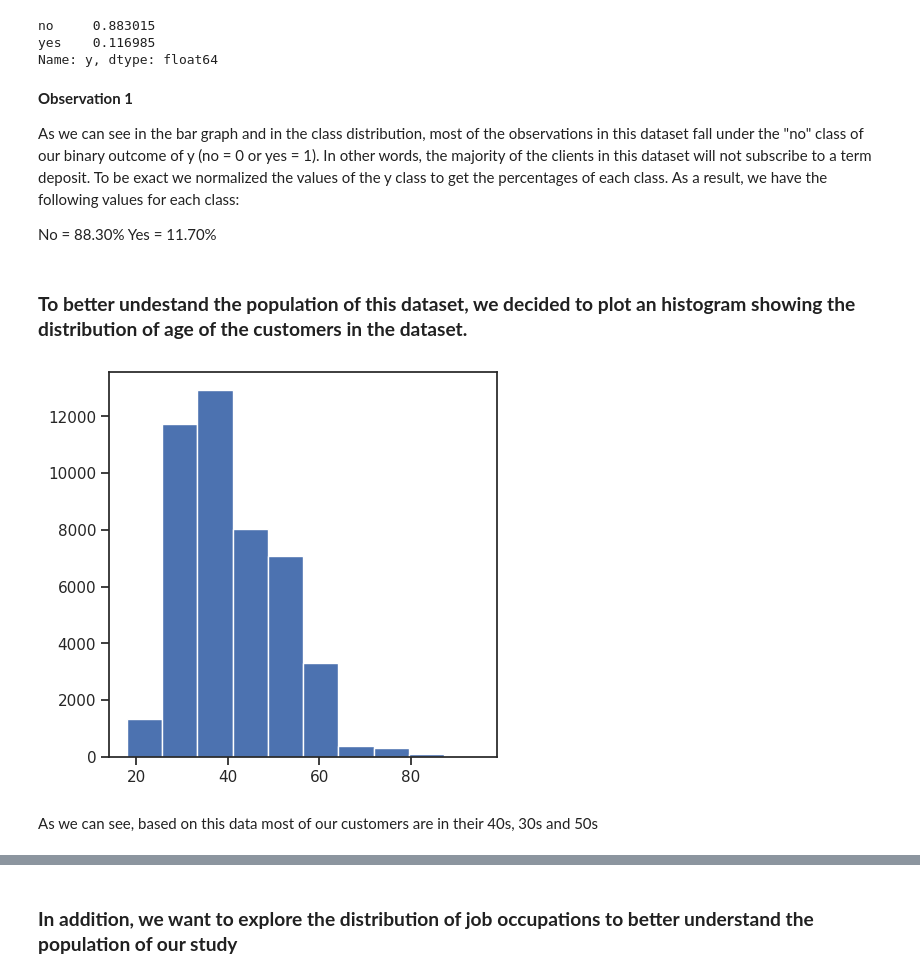
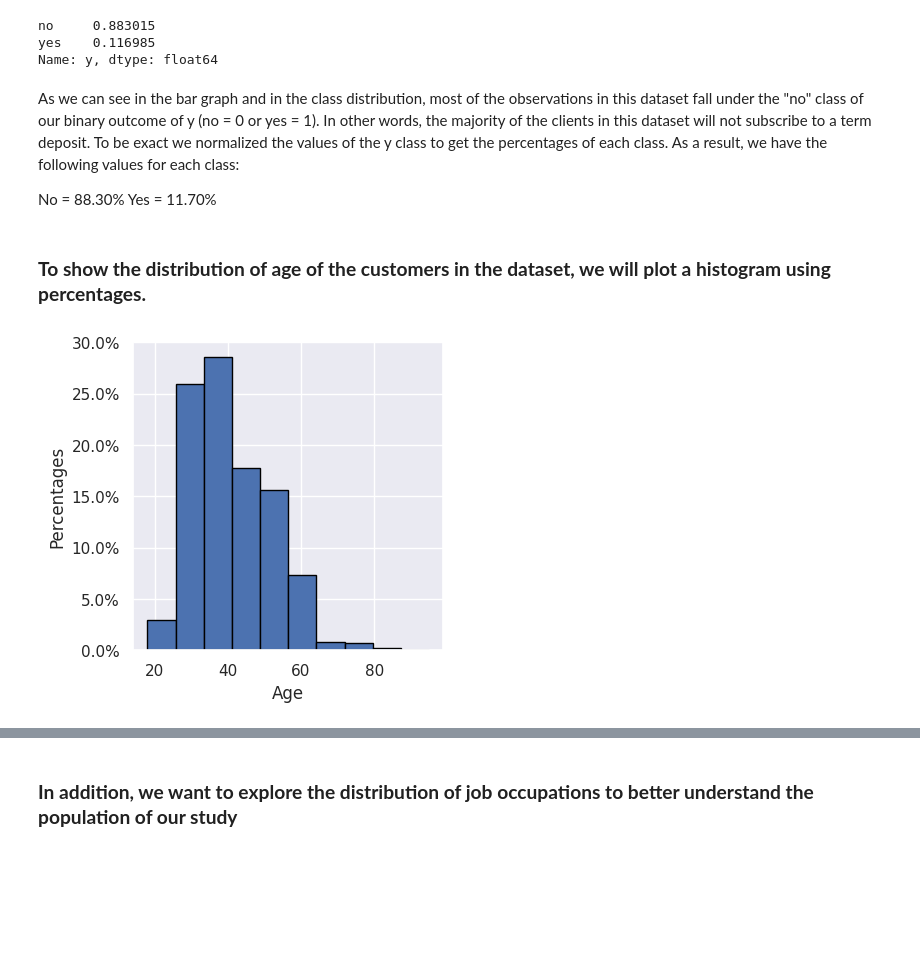
Before and after one commit to andyreych/BusinessIntelligence, a Jupyter notebook: Updated_copy_of_Exploratory_Analysis_Banking_Dataset.ipynb, the cells around one changed output, grey strips where cells are left out. Saved outputs shown, nothing was run; the diff lists cells and outputs as text; code cells hidden in the pictures; blank space fills up the shorter version.

```diff
--- a/Updated_copy_of_Exploratory_Analysis_Banking_Dataset.ipynb
+++ b/Updated_copy_of_Exploratory_Analysis_Banking_Dataset.ipynb
@@ -176,18 +183,21 @@ no     0.883015
 yes    0.116985
 Name: y, dtype: float64
 # %% [markdown]
-**Observation 1**
-
 As we can see in the bar graph and in the class distribution, most of the observations in this dataset fall under the "no" class of our binary outcome of y (no = 0 or  yes = 1). In other words, the majority of the clients in this dataset will not subscribe to a term deposit. To be exact we normalized the values of the y class to get the percentages of each class. As a result, we have the following values for each class:
 
 No = 88.30%
 Yes = 11.70%
 # %% [markdown]
-### **To better undestand the population of this dataset, we decided to plot an histogram showing the distribution of age of the customers in the dataset.**
+### **To show the distribution of age of the customers in the dataset, we will plot a histogram using percentages.**
-# %%
-plt.hist(df['age'])
-plt.show()
-# %% [output]
-[figure, removed]
-# %% [markdown]
-As we can see, based on this data most of our customers are in their 40s, 30s and 50s
+# %%
+from matplotlib.ticker import PercentFormatter
+#create histogram, using percentages instead of counts
+plt.hist(df['age'], weights=np.ones(len(df)) / len(df), edgecolor='black')
+
+#apply percentage format to y-axis
+plt.gca().yaxis.set_major_formatter(PercentFormatter(1))
+plt.xlabel('Age')
+plt.ylabel('Percentages')
+plt.show()
+# %% [output]
+[figure, added]
```
Also changed, not shown: parts of 30 cells of this notebook.
